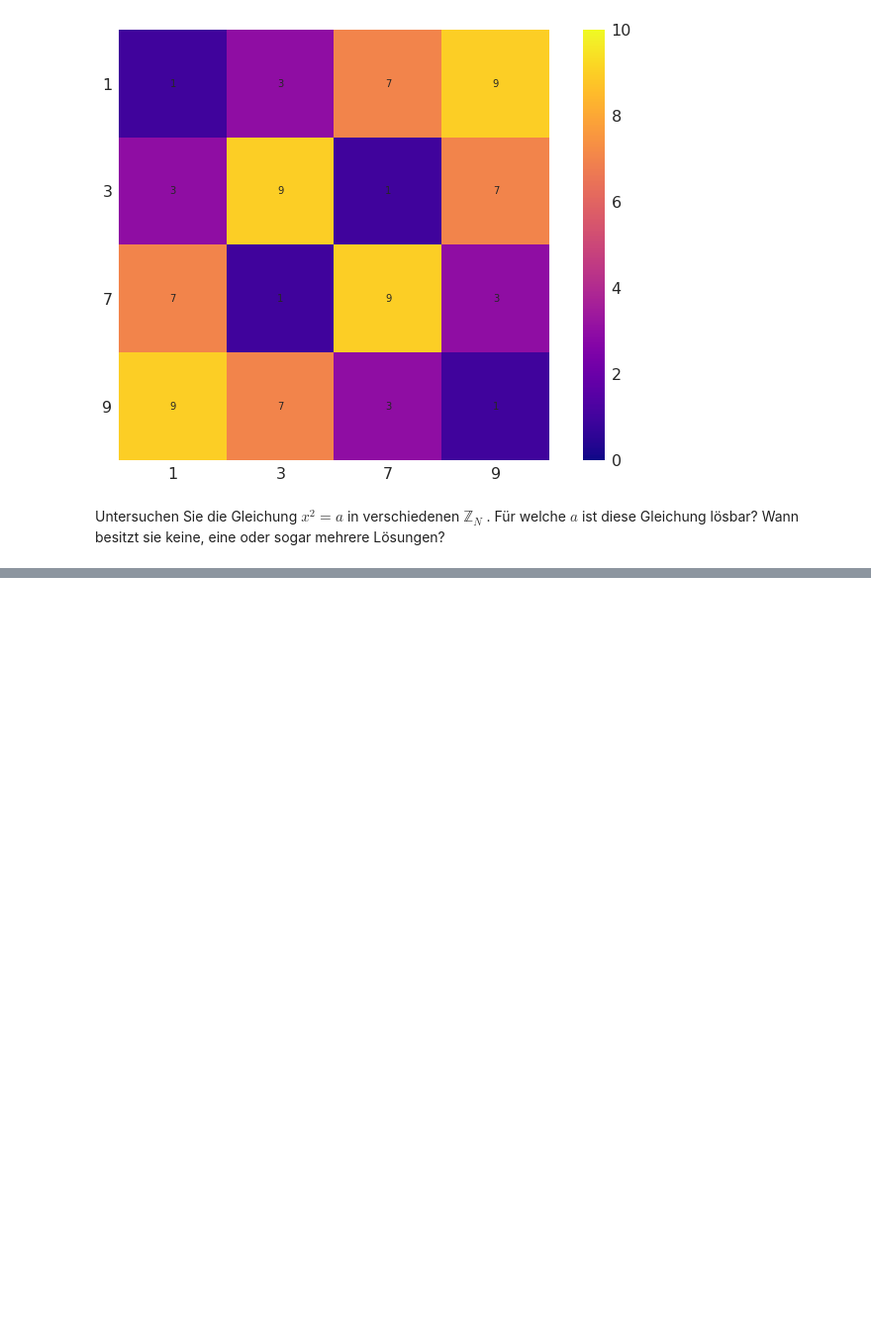
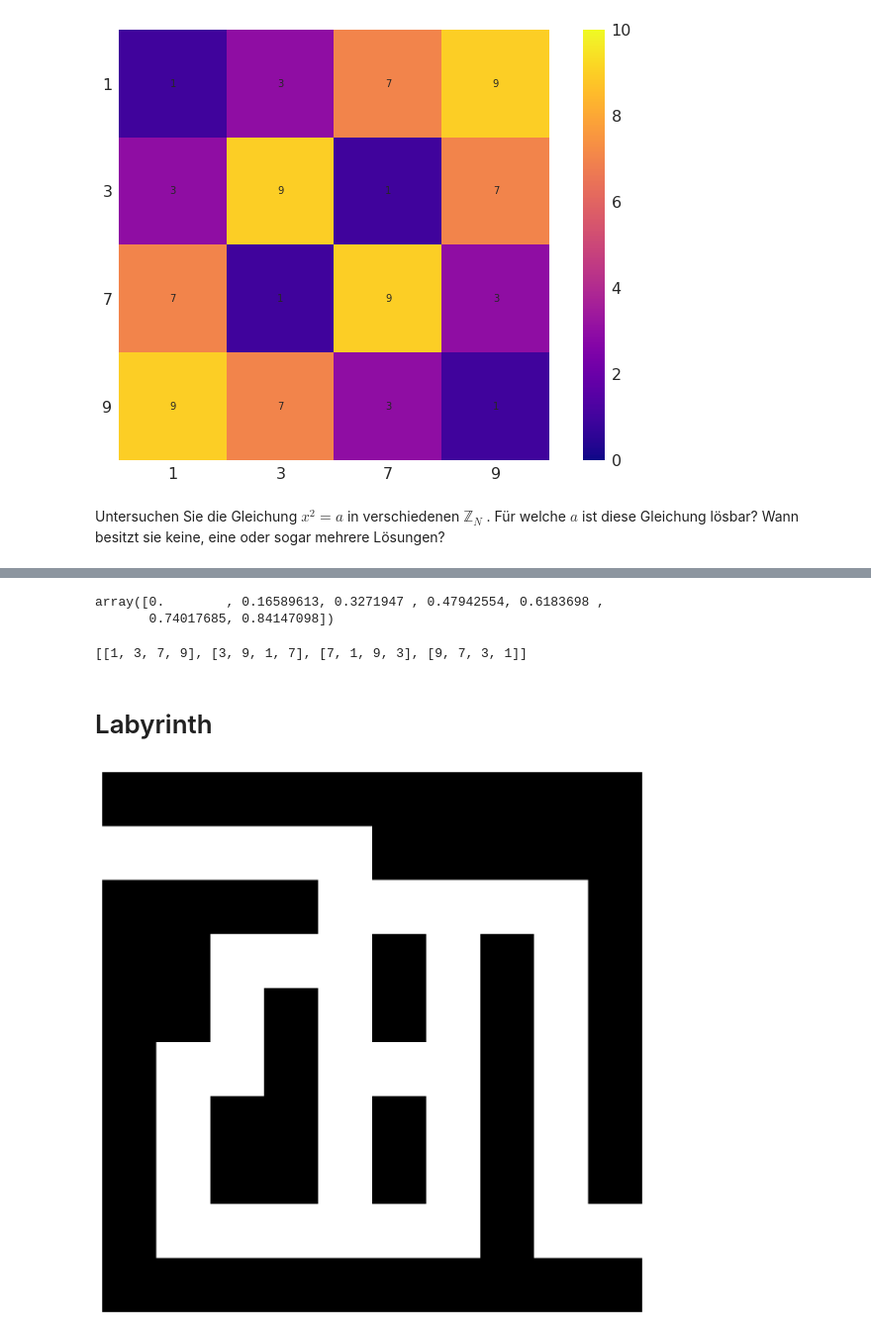
Before and after one commit to mgje/PIUMP, a Jupyter notebook: wr2018/Kapitel_4_Array_Plots.ipynb, the cells around one changed output, grey strips where cells are left out. Shown at 99% size. Drawn from its saved outputs; the diff is of its cells as text; code cells hidden in the pictures; blank space fills up the shorter version.

Commit message:
labyrinth

```diff
--- a/wr2018/Kapitel_4_Array_Plots.ipynb
+++ b/wr2018/Kapitel_4_Array_Plots.ipynb
@@ -291,8 +291,8 @@ import numpy as np
 
 # Plot Einstellungen
 mpl.rc('text', usetex=False)
-mpl.rc('font',**{'family':'sans-serif',
-                 'sans-serif':['Helvetica'],'size' : '16'})
+#mpl.rc('font',**{'family':'sans-serif',
+#                 'sans-serif':['Helvetica'],'size' : '16'})
 mpl.rc('figure',**{'dpi':100})
 
 
@@ -551,0 +565,44 @@ Untersuchen Sie die Gleichung $x^2 = a$ in verschiedenen $\mathbb{Z}_{N}$ . Fü
+# %%
+n=7
+x = np.linspace(0,1,n)
+y = np.sin(x)
+
+y
+# %% [output]
+array([0.        , 0.16589613, 0.3271947 , 0.47942554, 0.6183698 ,
+       0.74017685, 0.84147098])
+# %%
+n=7
+l = [1,3,7,9]
+
+
+y = [[(a*b)%10 for a in l]for b in l]
+y
+# %% [output]
+[[1, 3, 7, 9], [3, 9, 1, 7], [7, 1, 9, 3], [9, 7, 3, 1]]
+# %% [markdown]
+# Labyrinth
+# %%
+
+z1 = [0, 0, 0, 0, 0, 0, 0, 0, 0, 0]
+z2 = [1, 1, 1, 1, 1, 0, 0, 0, 0, 0]
+z3 = [0, 0, 0, 0, 1, 1, 1, 1, 1, 0]
+z4 = [0, 0, 1, 1, 1, 0, 1, 0, 1, 0]
+z5 = [0, 0, 1, 0, 1, 0, 1, 0, 1, 0]
+z6 = [0, 1, 1, 0, 1, 1, 1, 0, 1, 0]
+z7 = [0, 1, 0, 0, 1, 0, 1, 0, 1, 0]
+z8 = [0, 1, 0, 0, 1, 0, 1, 0, 1, 0]
+z9 = [0, 1, 1, 1, 1, 1, 1, 0, 1, 1]
+z10 = [0, 0, 0, 0, 0, 0, 0, 0, 0, 0]
+
+g = np.array([z1,z2,z3,z4,z5,z6,z7,z8,z9,z10])
+cmap = colors.ListedColormap(['black', 'white'])
+bounds=[0,1]
+norm = colors.BoundaryNorm(bounds, cmap.N)
+
+plt.figure(figsize=(10,10))
+plt.imshow(g,cmap=cmap,interpolation='nearest')
+plt.xticks([]),plt.yticks([])
+plt.show()
+# %% [output]
+[figure, added]
```
Also changed, not shown: parts of 2 cells of this notebook, 1 other file.
